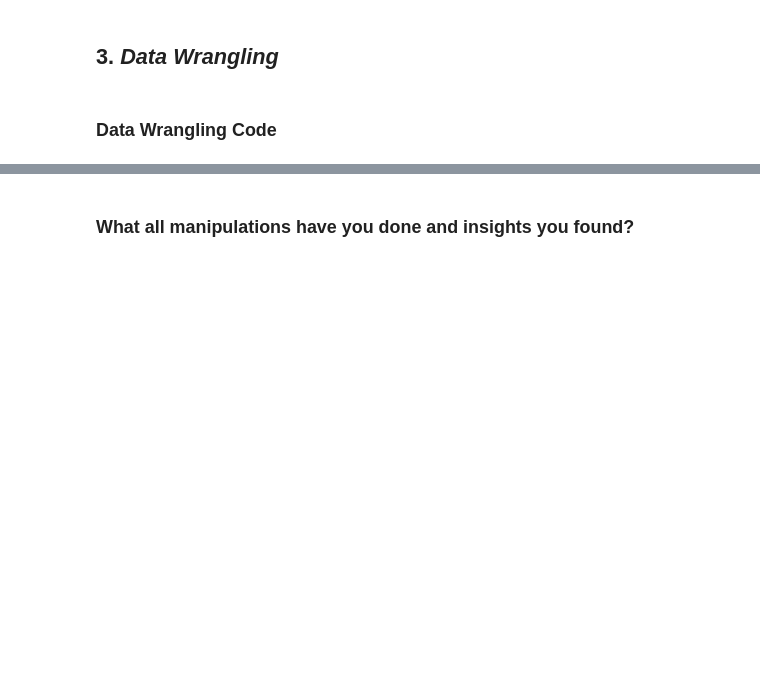
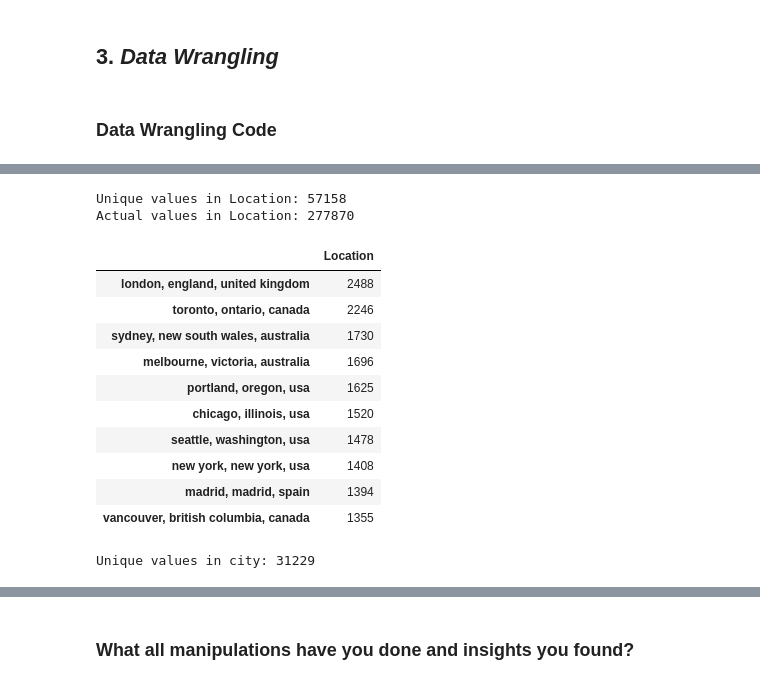
Before and after one commit to pra-sh-ant/Book-Recommendation-System, a Jupyter notebook: BOOK_RECOMMENDER_SYSTEM.ipynb, the cells around one changed output, grey strips where cells are left out. Saved outputs shown, nothing was run; the diff lists cells and outputs as text; code cells hidden in the pictures; blank space fills up the shorter version.

```diff
--- a/BOOK_RECOMMENDER_SYSTEM.ipynb
+++ b/BOOK_RECOMMENDER_SYSTEM.ipynb
@@ -409,0 +478,42 @@ df.head(3)
+# %%
+#number of unique values in Location vs actual values
+print('Unique values in Location:', users['Location'].nunique())
+print('Actual values in Location:', users['Location'].value_counts().sum())
+# %% [output]
+Unique values in Location: 57158
+Actual values in Location: 277870
+# %%
+#TOP 50 locations with most users
+users['Location'].value_counts()[:10].to_frame()
+# %% [output]
+|  | Location |
+| london, england, united kingdom | 2488 |
+| toronto, ontario, canada | 2246 |
+| sydney, new south wales, australia | 1730 |
+| melbourne, victoria, australia | 1696 |
+| portland, oregon, usa | 1625 |
+| chicago, illinois, usa | 1520 |
+| seattle, washington, usa | 1478 |
+| new york, new york, usa | 1408 |
+| madrid, madrid, spain | 1394 |
+| vancouver, british columbia, canada | 1355 |
+# %%
+#function to seaparate words in location column, into new columns and lowercasing ,removing numbers and punctuation
+
+def location_splitter(df, column):
+    '''
+    function to seaparate words in location column, into new columns and lowercasing ,removing numbers and punctuation
+    '''
+    df['city']=df[column].str.split(',').str[0].str.lower().str.replace('[^a-z]', '')
+    df['state']=df[column].str.split(',').str[1].str.lower().str.replace('[^a-z]', '')
+    df['country']=df[column].str.split(',').str[2].str.lower().str.replace('[^a-z]', '')
+    df.drop(column, axis=1, inplace=True)
+    return df
+
+#applying location_splitter function to users dataframe
+location_splitter(users, 'Location')
+
+#number of unique values in city vs actual values
+print('Unique values in city:', users['city'].nunique())
+# %% [output]
+Unique values in city: 31229
```
Also changed, not shown: parts of 65 cells of this notebook.
